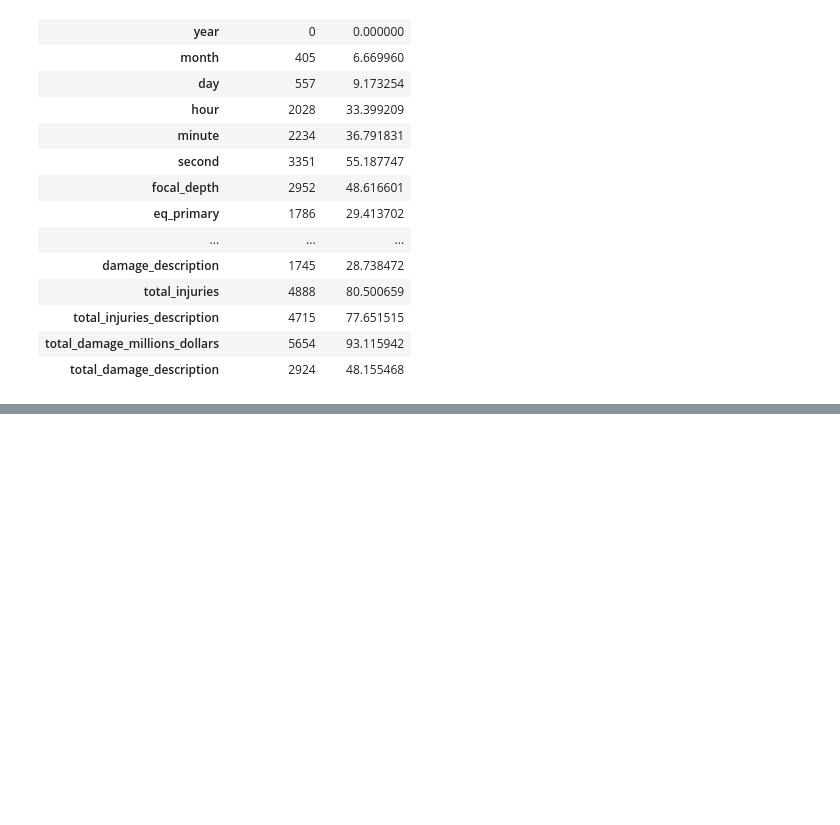
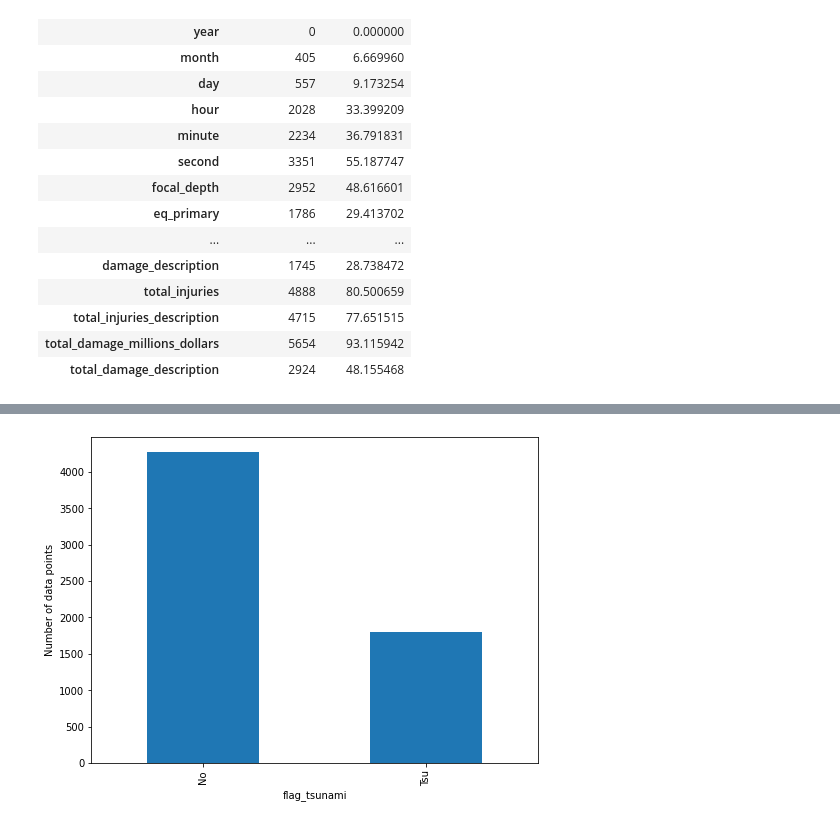
Before and after one commit to tamires-data/2019-CS109B, a Jupyter notebook: Earthquake.ipynb, the cells around one changed output, grey strips where cells are left out. Saved outputs shown, nothing was run; the diff lists cells and outputs as text; code cells hidden in the pictures; blank space fills up the shorter version.

```diff
--- a/Earthquake.ipynb
+++ b/Earthquake.ipynb
@@ -138,0 +161,8 @@ missing_data
+# %%
+plt.figure(figsize=(8,6))
+data.flag_tsunami.value_counts().plot(kind='bar')
+plt.ylabel('Number of data points')
+plt.xlabel('flag_tsunami')
+plt.show()
+# %% [output]
+[figure, added]
```
Also changed, not shown: parts of 8 cells of this notebook.
